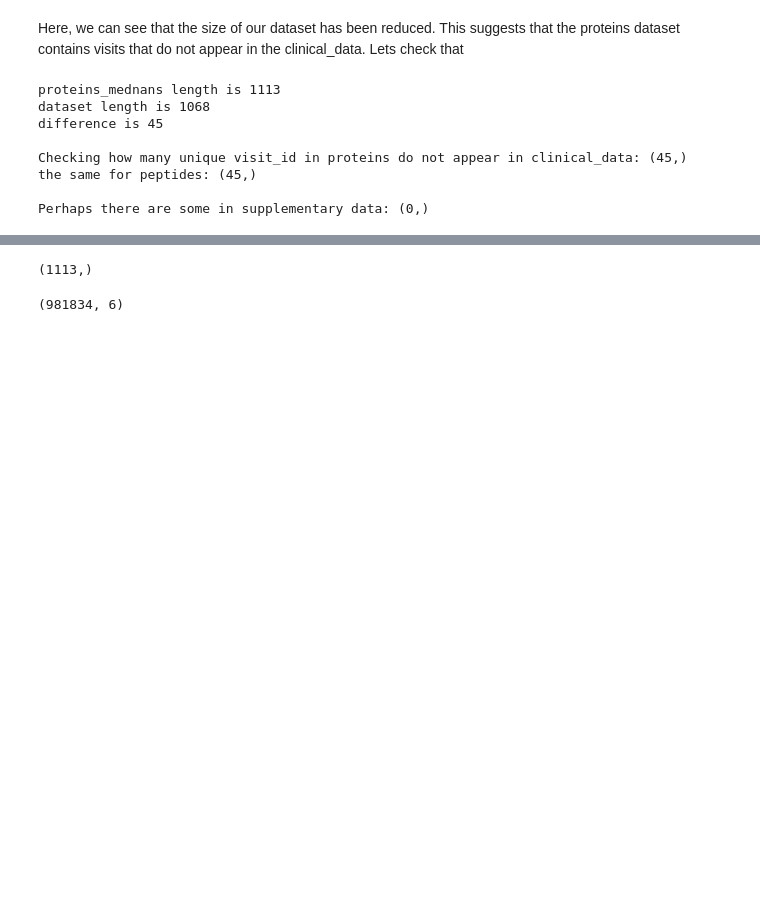
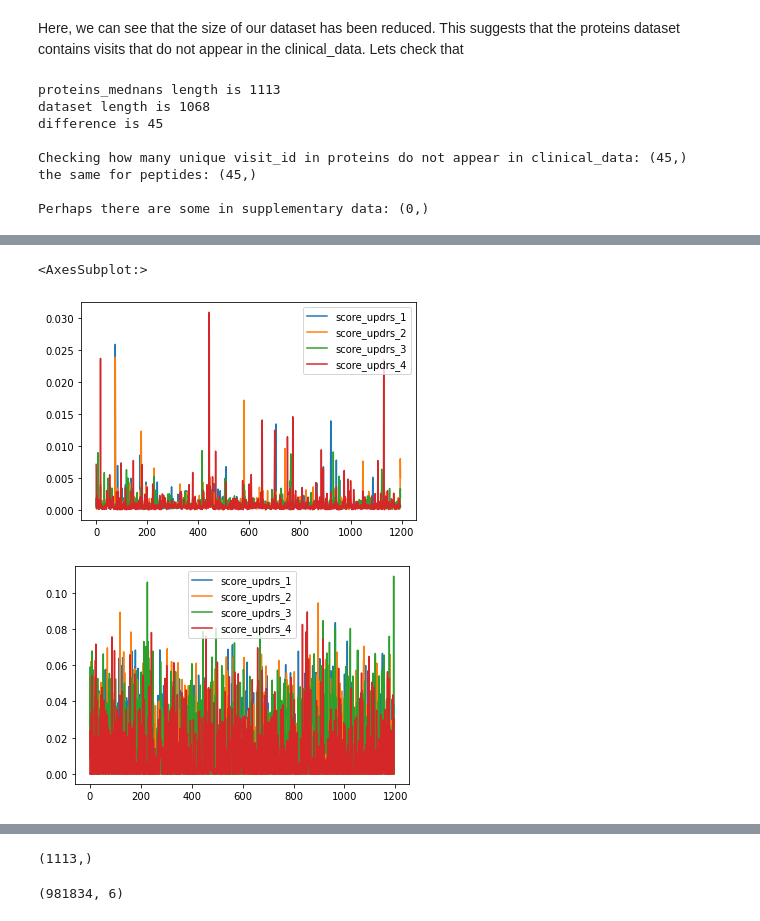
Before and after one commit to Andrey-rmnv/parkinsons-disease-progression-prediction, a Jupyter notebook: data_analysis.ipynb, the cells around one changed output, grey strips where cells are left out. Saved outputs shown, nothing was run; the diff lists cells and outputs as text; code cells hidden in the pictures; blank space fills up the shorter version.

```diff
--- a/data_analysis.ipynb
+++ b/data_analysis.ipynb
@@ -666,8 +666,8 @@ clinical_data_extended
 peptides_mednans = peptides_mednans.convert_dtypes()
 proteins_mednans = proteins_mednans.convert_dtypes()
 # %%
-dataset = pd.merge(clinical_data_extended, proteins_mednans, on=['visit_id', 'patient_id', 'visit_month'], how='inner')
-dataset
+dataset_temp = pd.merge(clinical_data_extended, proteins_mednans, on=['visit_id', 'patient_id', 'visit_month'], how='inner')
+dataset_temp
 # %% [output]
 |  | visit_id | patient_id | visit_month | updrs_1 | updrs_2 | updrs_3 | updrs_4 | upd23b_clinical_state_on_medication | ... |
 | 0 | 55_0 | 55 | 0 | 10.0 | 6.0 | 15.0 | NaN | NaN | ... |
@@ -710,0 +745,19 @@ Perhaps there are some in supplementary data: (0,)
+# %%
+from tqdm import tqdm
+
+df_feature_imp = pd.DataFrame({'features': X.columns})
+for y_col in tqdm(y_columns):
+    #drop NaNs in Y
+    Y_train = Y[~Y[y_col].isna()]
+    X_train = X[~Y[y_col].isna()]
+
+    rf = RandomForestRegressor(n_estimators=200, max_depth=50)
+
+    rf.fit(X_train, Y_train[y_col])
+
+    importances = rf.feature_importances_
+    df_feature_imp['score_' + y_col] = importances
+
+#df_feature_imp = df_feature_imp.sort_values(by='score', ascending=False)
+df_feature_imp.to_csv('feature_imp.csv', index=False)
+df_feature_imp
@@ -710,0 +883,7 @@ Perhaps there are some in supplementary data: (0,)
+# %%
+df_feature_imp.reset_index().plot(y=df_feature_imp.columns[:4])
+df_mi_score.reset_index().plot(y=df_mi_score.columns[:4])
+# %% [output]
+<AxesSubplot:>
+[figure, added]
+[figure, added]
```
Also changed, not shown: parts of 17 cells of this notebook, 2 other files.
